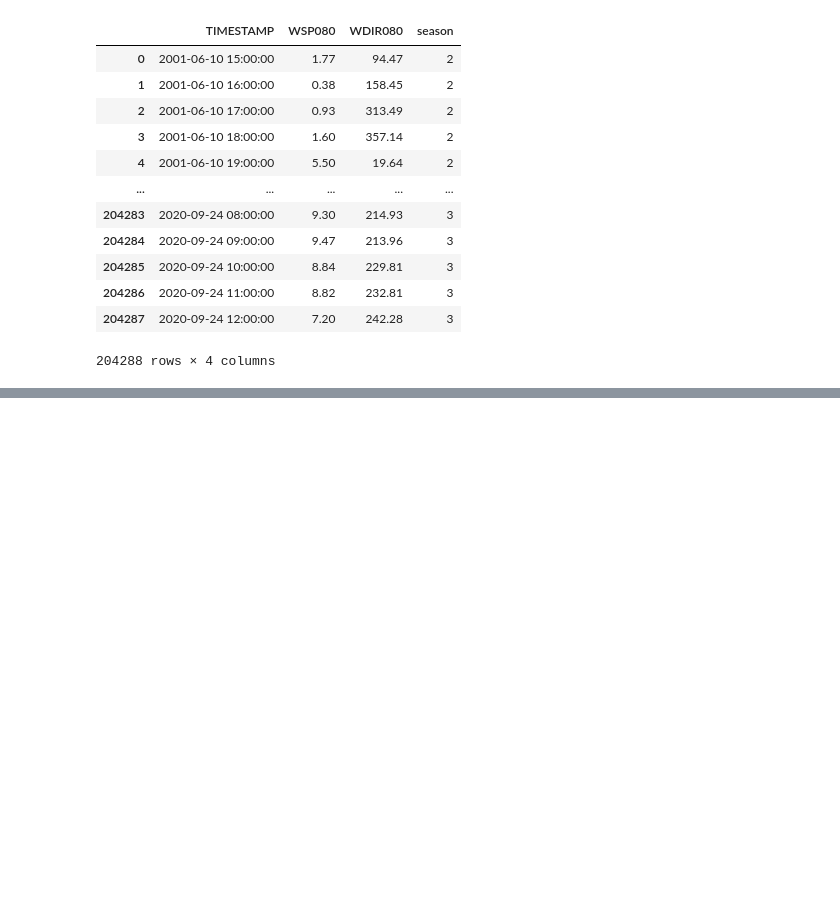
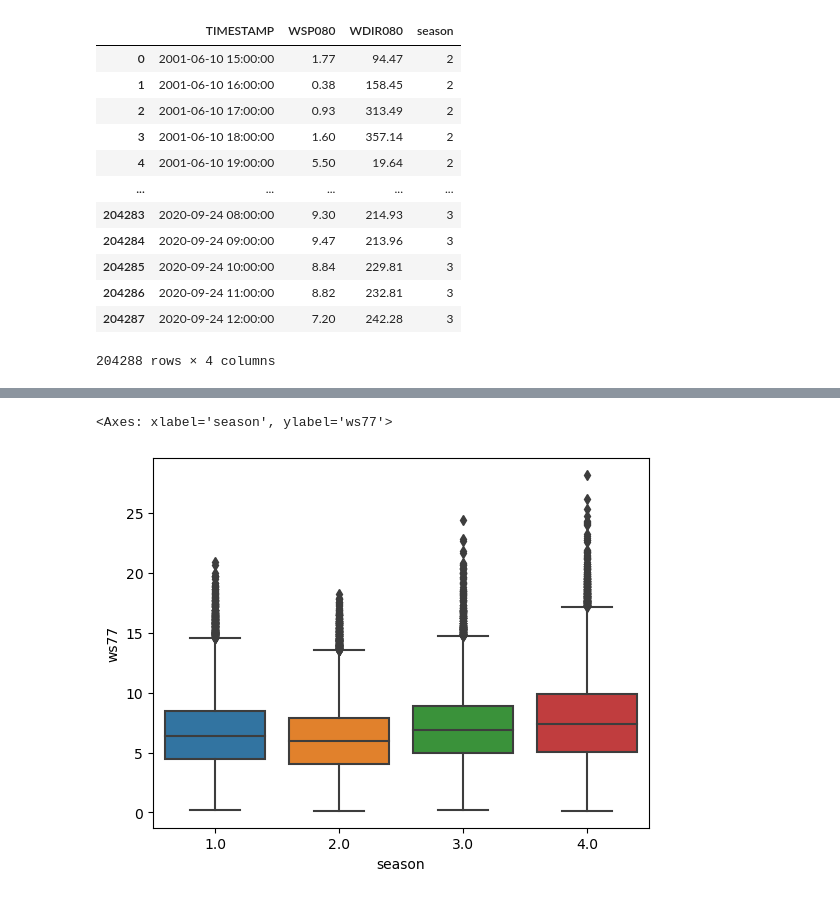
Before and after one commit to MAL-flowdemort/assignment_4, a Jupyter notebook: Assignment 4.ipynb, the cells around one changed output, grey strips where cells are left out. Saved outputs shown, nothing was run; the diff lists cells and outputs as text; code cells hidden in the pictures; blank space fills up the shorter version.

Commit message:
data processing done maybe

```diff
--- a/Assignment 4.ipynb
+++ b/Assignment 4.ipynb
@@ -623,0 +696,16 @@ Merge the data on the season
+# %%
+df_mast_copy_resampled_w77 = df_mast_copy['ws77'].resample('1H').mean()
+resampled_season = df_mast_copy['season'].resample('1H').max()
+def wind_circulation_mean(values):
+    # Convert wind directions to radians
+    radians = np.radians(values)
+    # Compute circular mean using circular statistics
+    mean_radians = np.arctan2(np.mean(np.sin(radians)), np.mean(np.cos(radians)))
+    # Convert mean radians back to degrees
+    mean_degrees = np.degrees(mean_radians)
+    # Ensure the mean direction is between 0 and 360 degrees
+    mean_degrees = (mean_degrees + 360) % 360
+    return mean_degrees
+
+
+df_mast_copy_resampled_wd77 = df_mast_copy['wd77'].resample('1H').apply(wind_circulation_mean)
@@ -623,0 +728,5 @@ Merge the data on the season
+# %%
+resampled_mast_data = pd.DataFrame({'ws77': df_mast_copy_resampled_w77, 'wd77': df_mast_copy_resampled_wd77,
+                                    'season': resampled_season,})
+resampled_mast_data = resampled_mast_data.dropna()
+resampled_mast_data
@@ -623,0 +758,13 @@ Merge the data on the season
+# %%
+min_mast = df_mast_final['time'].min()
+max_mast = df_mast_final['time'].max()
+min_meso = df_meso['TIMESTAMP'].min()
+max_meso = df_meso['TIMESTAMP'].max()
+
+df_meso_selected = df_meso[(df_meso['TIMESTAMP'] >= min_meso) & (df_meso['TIMESTAMP'] <= max_mast)]
+df_mast_selected = df_mast_final[(df_mast_final['time'] >= min_meso) & (df_mast_final['time'] <= max_mast)]
+# %%
+resampled_mast_data = resampled_mast_data.drop(columns=['season'])
+resampled_mast_data = resampled_mast_data.join(df_meso_selected.set_index('TIMESTAMP'), on='time')
+resampled_mast_data = resampled_mast_data.dropna()
+resampled_mast_data
@@ -623,0 +786,11 @@ Merge the data on the season
+# %%
+import seaborn as sns
+
+# Aggregate the data
+agg_data = resampled_mast_data.groupby('season')['ws77'].agg(['mean', 'median', 'min', 'max'])
+
+# Create a boxplot
+sns.boxplot(data=resampled_mast_data, x='season', y='ws77')
+# %% [output]
+<Axes: xlabel='season', ylabel='ws77'>
+[figure, added]
```
Also changed, not shown: parts of 19 cells of this notebook.
